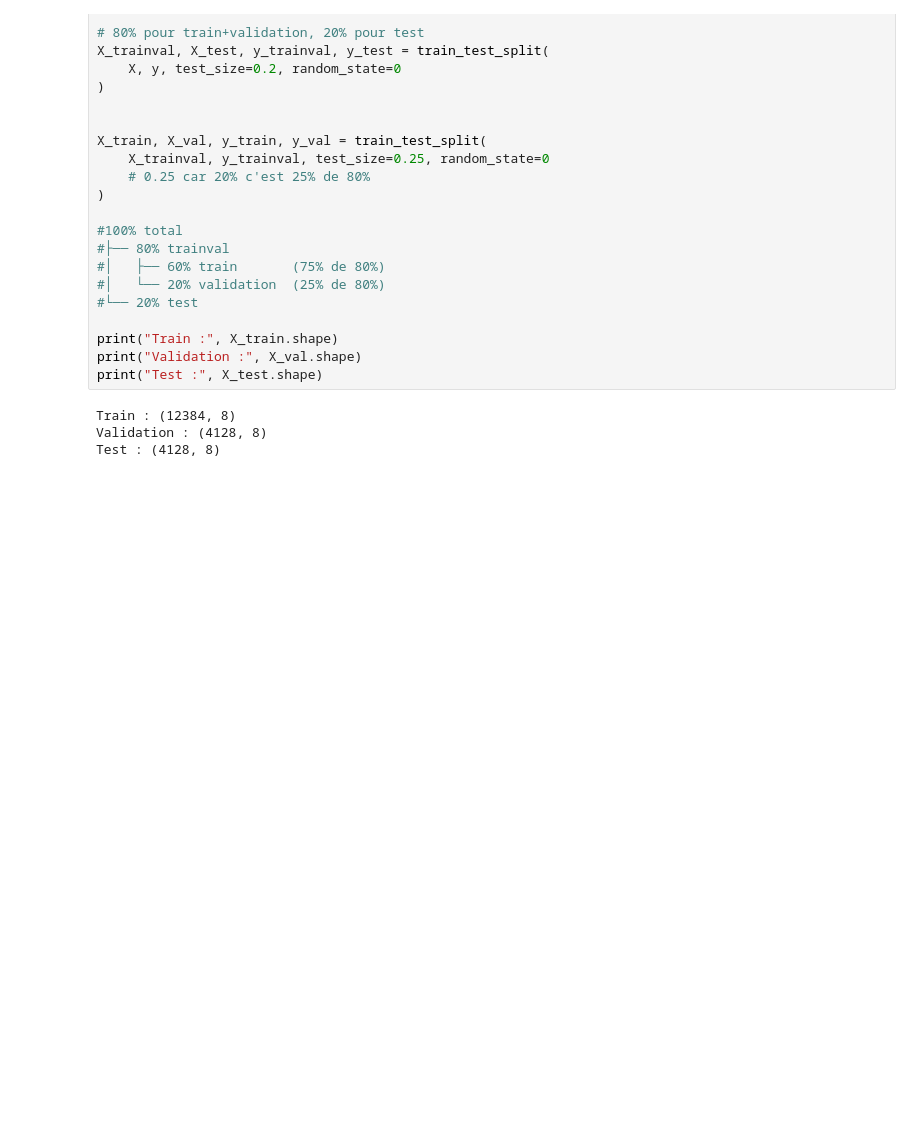
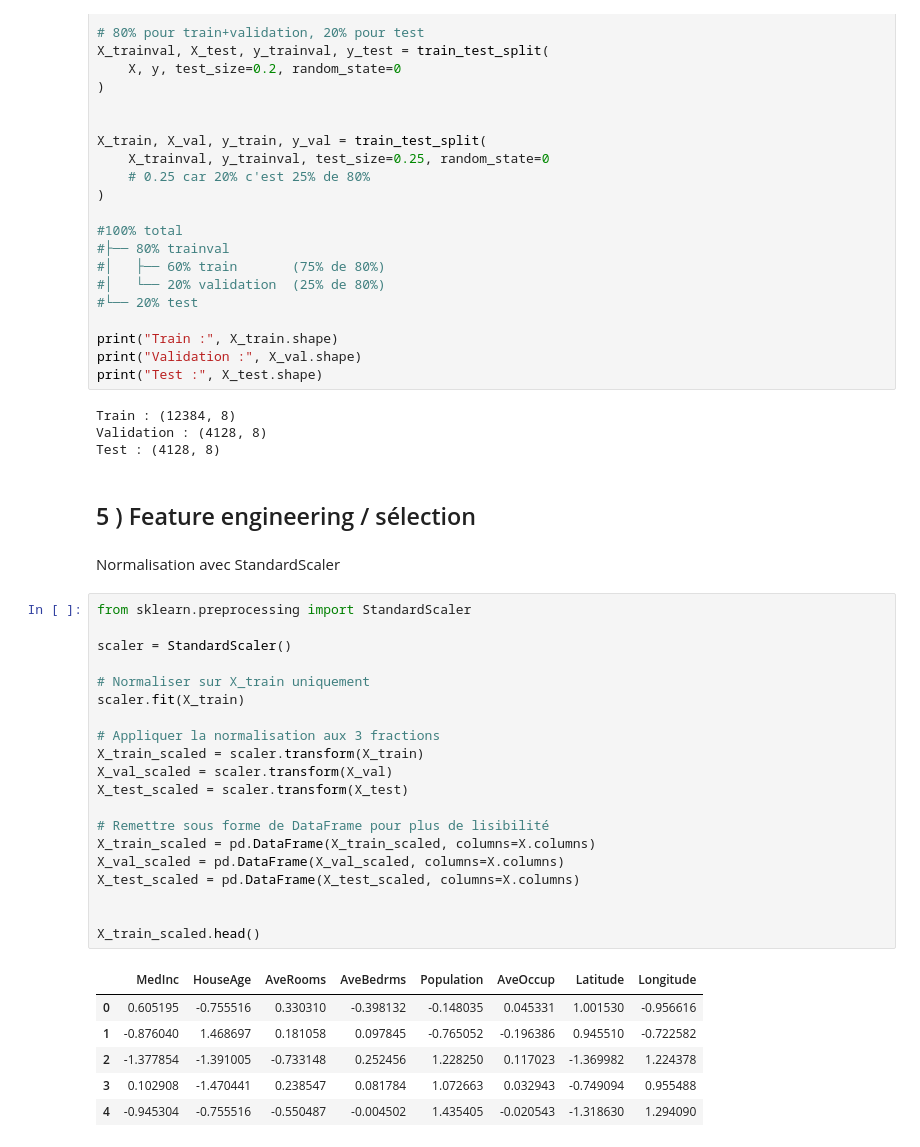
Before and after one commit to MathieuFan22/TP-ML-Mirada, a Jupyter notebook: Regression_California_Housing_MIRADA.ipynb, the cells around one changed output. Saved outputs shown, nothing was run; the diff lists cells and outputs as text; blank space fills up the shorter version.

Commit message:
Feature engineering / sélection

```diff
--- a/Regression_California_Housing_MIRADA.ipynb
+++ b/Regression_California_Housing_MIRADA.ipynb
@@ -147,3 +146,34 @@ print("Test :", X_test.shape)
 Train : (12384, 8)
 Validation : (4128, 8)
 Test : (4128, 8)
+# %% [markdown]
+## 5 ) Feature engineering / sélection
+# %% [markdown]
+Normalisation avec StandardScaler
+# %%
+from sklearn.preprocessing import StandardScaler
+
+scaler = StandardScaler()
+
+# Normaliser sur X_train uniquement
+scaler.fit(X_train)
+
+# Appliquer la normalisation aux 3 fractions
+X_train_scaled = scaler.transform(X_train)
+X_val_scaled = scaler.transform(X_val)
+X_test_scaled = scaler.transform(X_test)
+
+# Remettre sous forme de DataFrame pour plus de lisibilité
+X_train_scaled = pd.DataFrame(X_train_scaled, columns=X.columns)
+X_val_scaled = pd.DataFrame(X_val_scaled, columns=X.columns)
+X_test_scaled = pd.DataFrame(X_test_scaled, columns=X.columns)
+
+
+X_train_scaled.head()
+# %% [output]
+|  | MedInc | HouseAge | AveRooms | AveBedrms | Population | AveOccup | Latitude | Longitude |
+| 0 | 0.605195 | -0.755516 | 0.330310 | -0.398132 | -0.148035 | 0.045331 | 1.001530 | -0.956616 |
+| 1 | -0.876040 | 1.468697 | 0.181058 | 0.097845 | -0.765052 | -0.196386 | 0.945510 | -0.722582 |
+| 2 | -1.377854 | -1.391005 | -0.733148 | 0.252456 | 1.228250 | 0.117023 | -1.369982 | 1.224378 |
+| 3 | 0.102908 | -1.470441 | 0.238547 | 0.081784 | 1.072663 | 0.032943 | -0.749094 | 0.955488 |
+| 4 | -0.945304 | -0.755516 | -0.550487 | -0.004502 | 1.435405 | -0.020543 | -1.318630 | 1.294090 |
```
Also changed, not shown: parts of 4 cells of this notebook.
